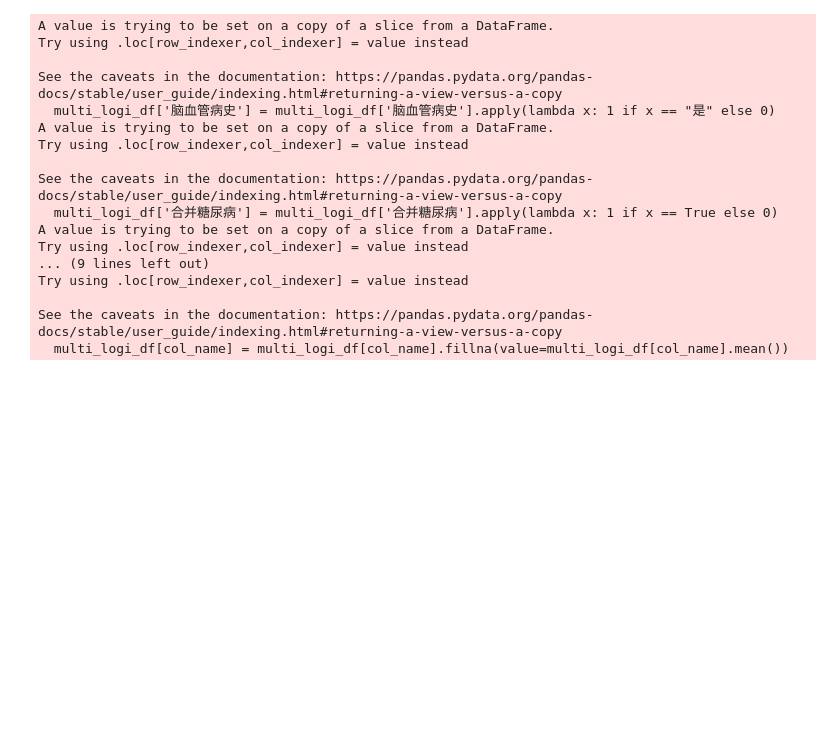
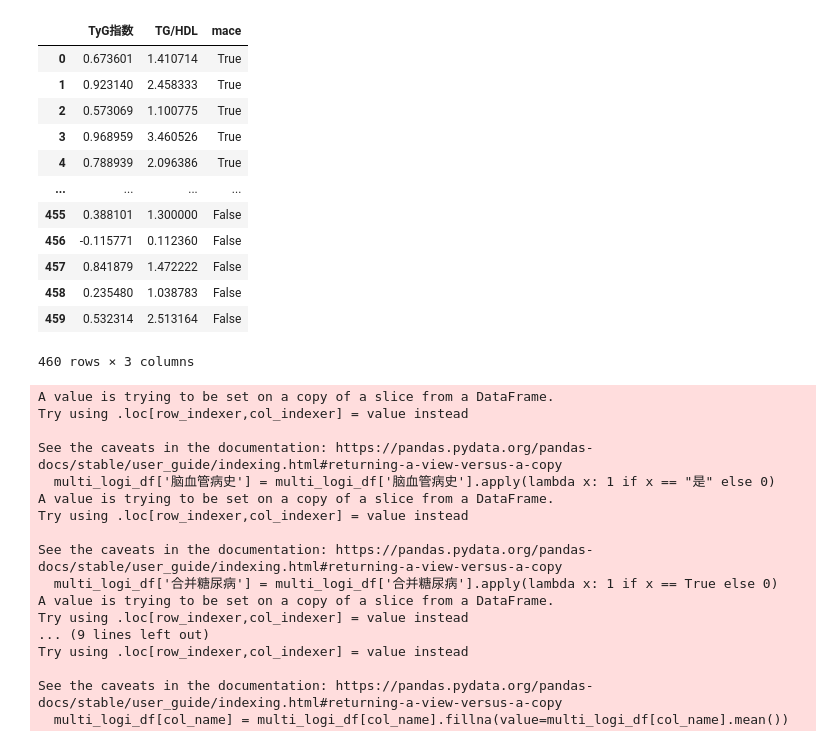
Before and after one commit to BaiTianGang/bean_analysis, a Jupyter notebook: roc_95.ipynb, the cells around one changed output. Cells and saved outputs as stored; diff of their text form; code cells hidden in the pictures; blank space fills up the shorter version.

```diff
--- a/roc_95.ipynb
+++ b/roc_95.ipynb
@@ -17 +13,25 @@ data = data[data['年龄']>60]
+# %%
+# 读取数据
+# data = pd.read_excel('./data/清洗数据-0714.xlsx')
+# data = data[data['年龄']>60]
+data = pd.read_excel('./data/0827/data_gt_60.xlsx')
+# X, y = make_classification(n_samples=1000, n_classes=2, random_state=20)
+# %%
+slct_data = data[['TyG指数','TG/HDL','mace']]
+# %%
+slct_data
+# %% [output]
+|  | TyG指数 | TG/HDL | mace |
+| 0 | 0.673601 | 1.410714 | True |
+| 1 | 0.923140 | 2.458333 | True |
+| 2 | 0.573069 | 1.100775 | True |
+| 3 | 0.968959 | 3.460526 | True |
+| 4 | 0.788939 | 2.096386 | True |
+| ... | ... | ... | ... |
+| 455 | 0.388101 | 1.300000 | False |
+| 456 | -0.115771 | 0.112360 | False |
+| 457 | 0.841879 | 1.472222 | False |
+| 458 | 0.235480 | 1.038783 | False |
+| 459 | 0.532314 | 2.513164 | False |
+460 rows × 3 columns
 # %%
```
Also changed, not shown: parts of 6 cells of this notebook, 4 other files.
